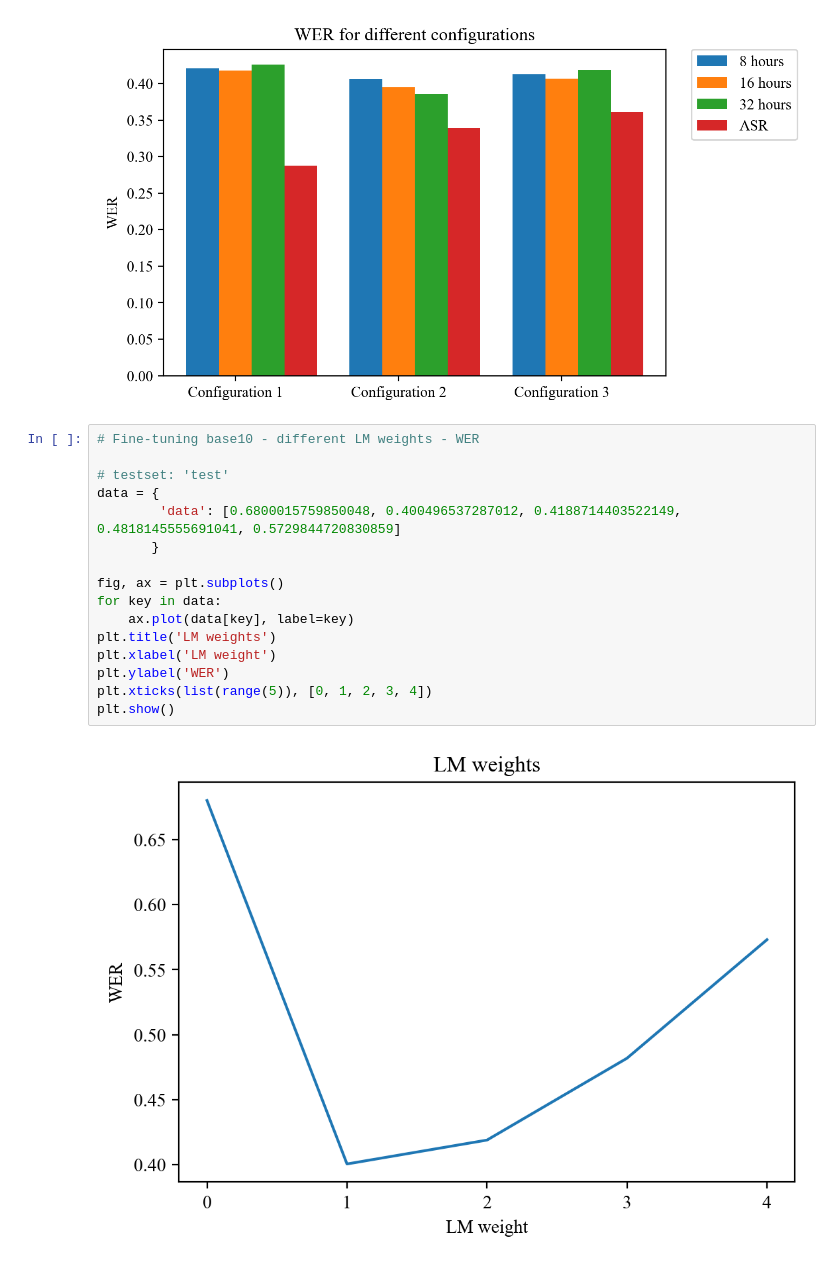
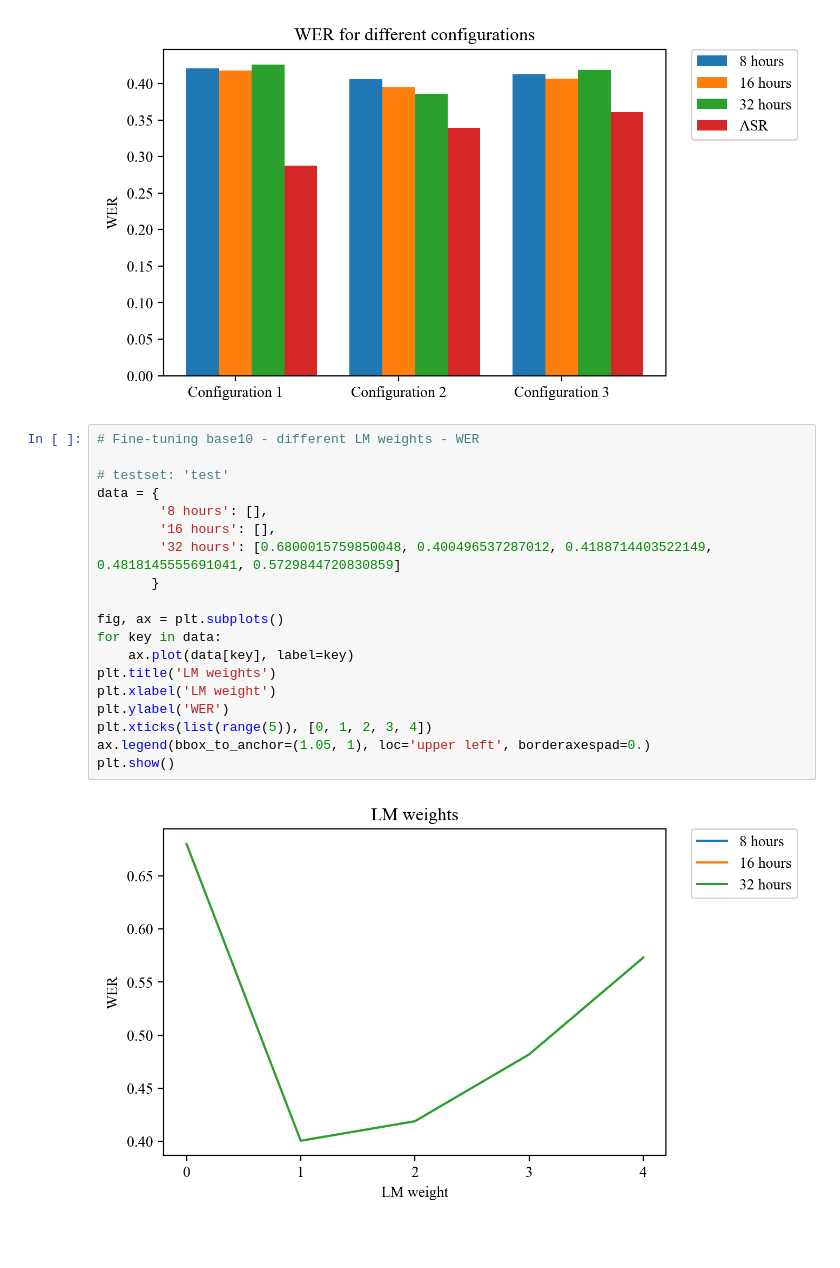
Before and after one commit to Thomaskolb/bsc-thesis, a Jupyter notebook: scripts/results/thesis-results.ipynb, the cells around one changed output. Cells and saved outputs as stored; diff of their text form; blank space fills up the shorter version.

```diff
--- a/scripts/results/thesis-results.ipynb
+++ b/scripts/results/thesis-results.ipynb
@@ -110,18 +110,21 @@ plt.show()
 # %%
 # Fine-tuning base10 - different LM weights - WER
 
 # testset: 'test'
 data = {
-        'data': [0.6800015759850048, 0.400496537287012, 0.4188714403522149, 0.4818145555691041, 0.5729844720830859]
+        '8 hours': [],
+        '16 hours': [],
+        '32 hours': [0.6800015759850048, 0.400496537287012, 0.4188714403522149, 0.4818145555691041, 0.5729844720830859]
        }
 
 fig, ax = plt.subplots()
 for key in data:
     ax.plot(data[key], label=key)
 plt.title('LM weights')
 plt.xlabel('LM weight')
 plt.ylabel('WER')
 plt.xticks(list(range(5)), [0, 1, 2, 3, 4])
+ax.legend(bbox_to_anchor=(1.05, 1), loc='upper left', borderaxespad=0.)
 plt.show()
 # %% [output]
-[figure, old version]
+[figure, new version]
```
Also changed, not shown: parts of 2 cells of this notebook, 1 other file.
